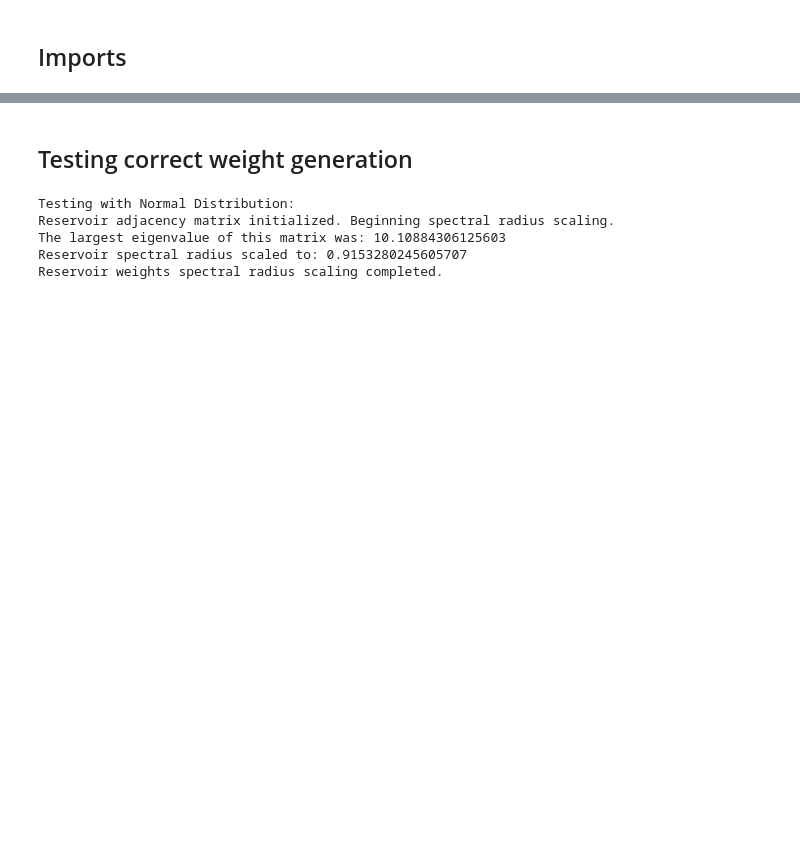
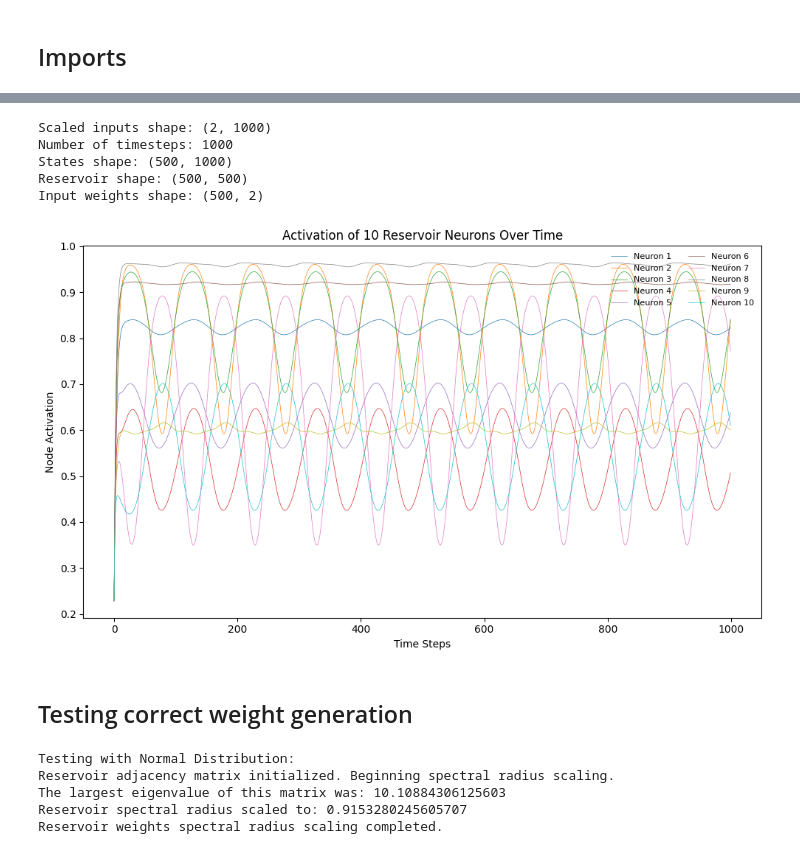
Before and after one commit to DRH312/py-ESN, a Jupyter notebook: EchoStateNetwork-Workshop/ESN_TestingSpace.ipynb, the cells around one changed output, grey strips where cells are left out. Saved outputs shown, nothing was run; the diff lists cells and outputs as text; code cells hidden in the pictures; blank space fills up the shorter version.

```diff
--- a/EchoStateNetwork-Workshop/ESN_TestingSpace.ipynb
+++ b/EchoStateNetwork-Workshop/ESN_TestingSpace.ipynb
@@ -27,3 +60,18 @@ ESN_params = {
+# %%
+# Assuring that the input series has shape (K, timesteps)
+input_series_reshaped = input_series.reshape(1, -1)
+input_series_reshaped.shape
+
+teacher_signal = input_series_reshaped.copy()
+# %%
+states = esn.acquire_reservoir_states(inputs=input_series_reshaped, visualized_neurons=10, burn_in=0, teachers=teacher_signal)
+# %% [output]
+Scaled inputs shape: (2, 1000)
+Number of timesteps: 1000
+States shape: (500, 1000)
+Reservoir shape: (500, 500)
+Input weights shape: (500, 2)
+[figure, added]
 # %% [markdown]
 ## Testing correct weight generation
 # %%
```
Also changed, not shown: parts of 4 cells of this notebook, 2 other files.
